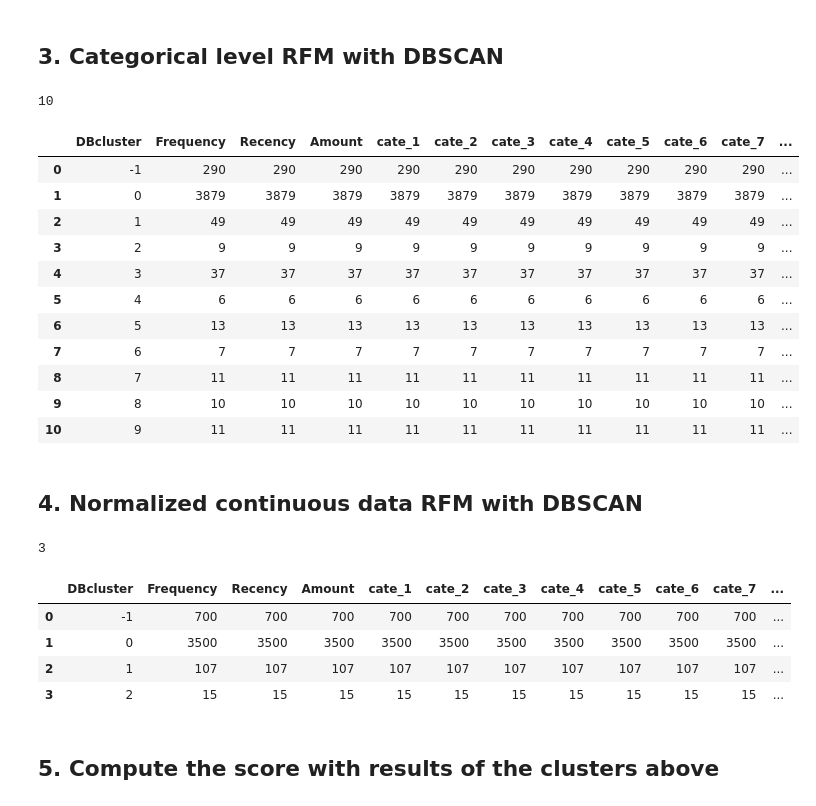
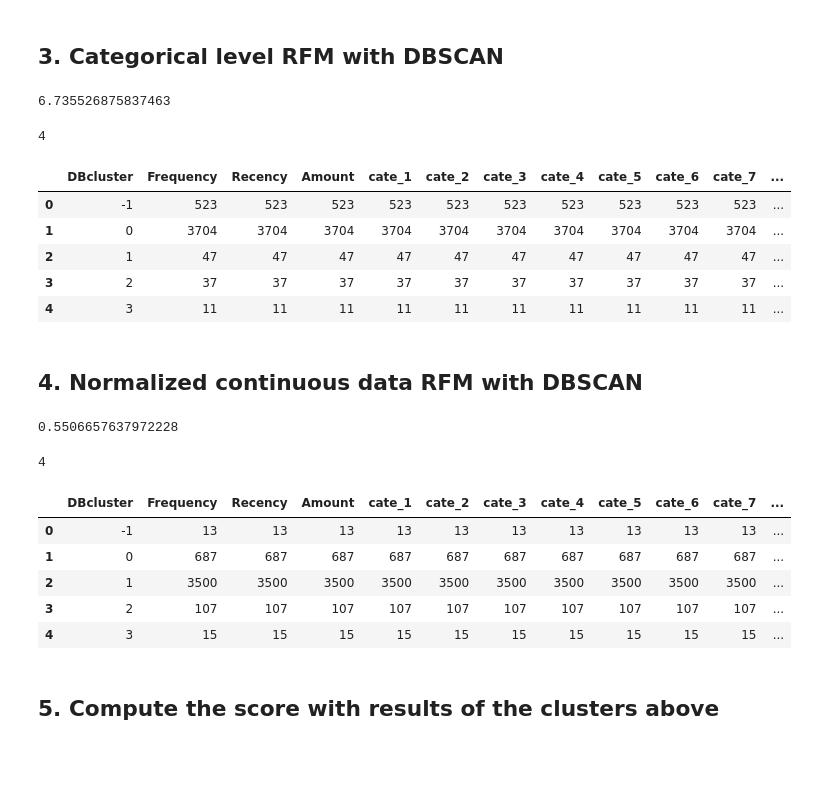
Before and after one commit to fay067/CSC522_P08_Project, a Jupyter notebook: stock_prod_clustering.ipynb, the cells around one changed output. Drawn from its saved outputs; the diff is of its cells as text; code cells hidden in the pictures; blank space fills up the shorter version.

```diff
--- a/stock_prod_clustering.ipynb
+++ b/stock_prod_clustering.ipynb
@@ -154,45 +154,58 @@ temp.head(10)
 ## 3. Categorical level RFM with DBSCAN
 # %%
 X_trans = stock_rfm_trans.iloc[:,1:]
+# %%
+# decide the eps by distance mean value
+from sklearn.neighbors import NearestNeighbors
+X_distance = X_trans.values
+nbrs = NearestNeighbors(n_neighbors=len(X_distance)).fit(X_distance)
+distances, indices = nbrs.kneighbors(X_distance)
+distances.mean()
+# %% [output]
+6.735526875837463
 # %%
-db = DBSCAN(eps= 2.5, min_samples=7).fit(X_trans)
+db = DBSCAN(eps= 2.5, min_samples=13).fit(X_trans)
 labels_trans = db.labels_
 n_clusters_trans = len(set(labels_trans)) - (1 if -1 in labels_trans else 0)
 print(n_clusters_trans)
 X_trans['DBcluster'] = labels_trans
 X_trans.groupby("DBcluster", as_index = False).count()
 # %% [output]
-10
+4
 |  | DBcluster | Frequency | Recency | Amount | cate_1 | cate_2 | cate_3 | cate_4 | cate_5 | cate_6 | cate_7 | ... |
-| 0 | -1 | 290 | 290 | 290 | 290 | 290 | 290 | 290 | 290 | 290 | 290 | ... |
-| 1 | 0 | 3879 | 3879 | 3879 | 3879 | 3879 | 3879 | 3879 | 3879 | 3879 | 3879 | ... |
-| 2 | 1 | 49 | 49 | 49 | 49 | 49 | 49 | 49 | 49 | 49 | 49 | ... |
-| 3 | 2 | 9 | 9 | 9 | 9 | 9 | 9 | 9 | 9 | 9 | 9 | ... |
-| 4 | 3 | 37 | 37 | 37 | 37 | 37 | 37 | 37 | 37 | 37 | 37 | ... |
-| 5 | 4 | 6 | 6 | 6 | 6 | 6 | 6 | 6 | 6 | 6 | 6 | ... |
-| 6 | 5 | 13 | 13 | 13 | 13 | 13 | 13 | 13 | 13 | 13 | 13 | ... |
-| 7 | 6 | 7 | 7 | 7 | 7 | 7 | 7 | 7 | 7 | 7 | 7 | ... |
-| 8 | 7 | 11 | 11 | 11 | 11 | 11 | 11 | 11 | 11 | 11 | 11 | ... |
-| 9 | 8 | 10 | 10 | 10 | 10 | 10 | 10 | 10 | 10 | 10 | 10 | ... |
-| 10 | 9 | 11 | 11 | 11 | 11 | 11 | 11 | 11 | 11 | 11 | 11 | ... |
+| 0 | -1 | 523 | 523 | 523 | 523 | 523 | 523 | 523 | 523 | 523 | 523 | ... |
+| 1 | 0 | 3704 | 3704 | 3704 | 3704 | 3704 | 3704 | 3704 | 3704 | 3704 | 3704 | ... |
+| 2 | 1 | 47 | 47 | 47 | 47 | 47 | 47 | 47 | 47 | 47 | 47 | ... |
+| 3 | 2 | 37 | 37 | 37 | 37 | 37 | 37 | 37 | 37 | 37 | 37 | ... |
+| 4 | 3 | 11 | 11 | 11 | 11 | 11 | 11 | 11 | 11 | 11 | 11 | ... |
 # %% [markdown]
 ## 4. Normalized continuous data RFM with DBSCAN
 # %%
 X_norm = norm(stock_rfm.iloc[:,1:])
+# %%
+# decide the eps by distance mean value
+from sklearn.neighbors import NearestNeighbors
+X_distance = X_norm.values
+nbrs = NearestNeighbors(n_neighbors=len(X_distance)).fit(X_distance)
+distances, indices = nbrs.kneighbors(X_distance)
+distances.mean()
+# %% [output]
+0.5506657637972228
 # %%
-db = DBSCAN(eps=0.02, min_samples=20).fit(X_norm)
+db = DBSCAN(eps=0.54, min_samples=14).fit(X_norm)
 labels_norm = db.labels_
 n_clusters_norm = len(set(labels_norm)) - (1 if -1 in labels_norm else 0)
 print(n_clusters_norm)
 X_norm['DBcluster'] = labels_norm
 X_norm.groupby("DBcluster", as_index = False).count()
 # %% [output]
-3
+4
 |  | DBcluster | Frequency | Recency | Amount | cate_1 | cate_2 | cate_3 | cate_4 | cate_5 | cate_6 | cate_7 | ... |
-| 0 | -1 | 700 | 700 | 700 | 700 | 700 | 700 | 700 | 700 | 700 | 700 | ... |
-| 1 | 0 | 3500 | 3500 | 3500 | 3500 | 3500 | 3500 | 3500 | 3500 | 3500 | 3500 | ... |
-| 2 | 1 | 107 | 107 | 107 | 107 | 107 | 107 | 107 | 107 | 107 | 107 | ... |
-| 3 | 2 | 15 | 15 | 15 | 15 | 15 | 15 | 15 | 15 | 15 | 15 | ... |
+| 0 | -1 | 13 | 13 | 13 | 13 | 13 | 13 | 13 | 13 | 13 | 13 | ... |
+| 1 | 0 | 687 | 687 | 687 | 687 | 687 | 687 | 687 | 687 | 687 | 687 | ... |
+| 2 | 1 | 3500 | 3500 | 3500 | 3500 | 3500 | 3500 | 3500 | 3500 | 3500 | 3500 | ... |
+| 3 | 2 | 107 | 107 | 107 | 107 | 107 | 107 | 107 | 107 | 107 | 107 | ... |
+| 4 | 3 | 15 | 15 | 15 | 15 | 15 | 15 | 15 | 15 | 15 | 15 | ... |
 # %% [markdown]
 ## 5. Compute the score with results of the clusters above
 # %%
```
Also changed, not shown: parts of 2 cells of this notebook.
